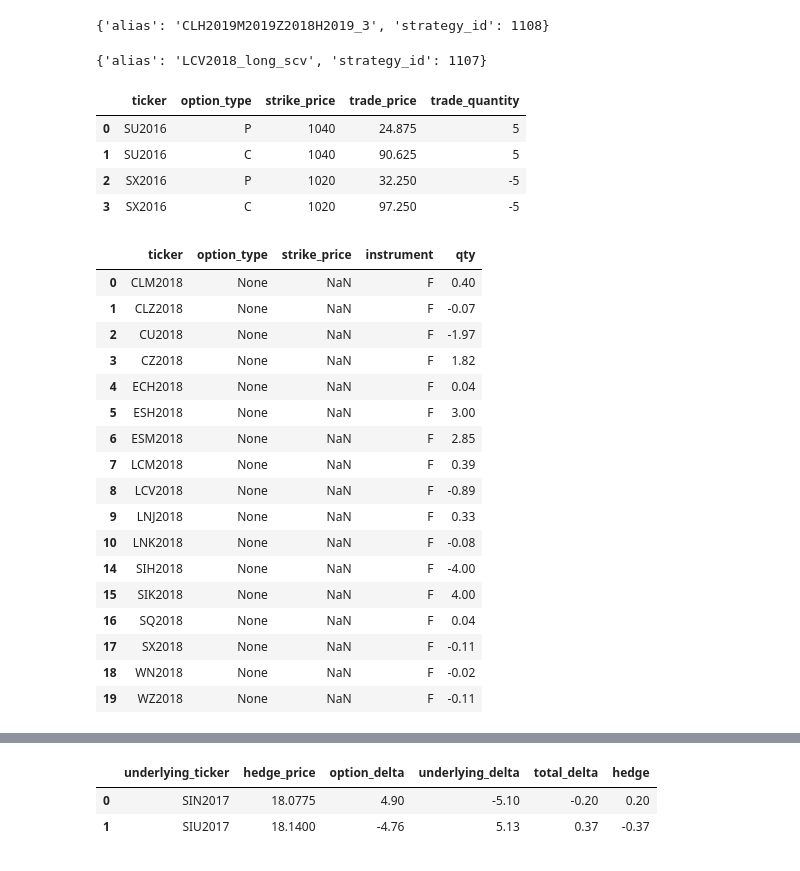
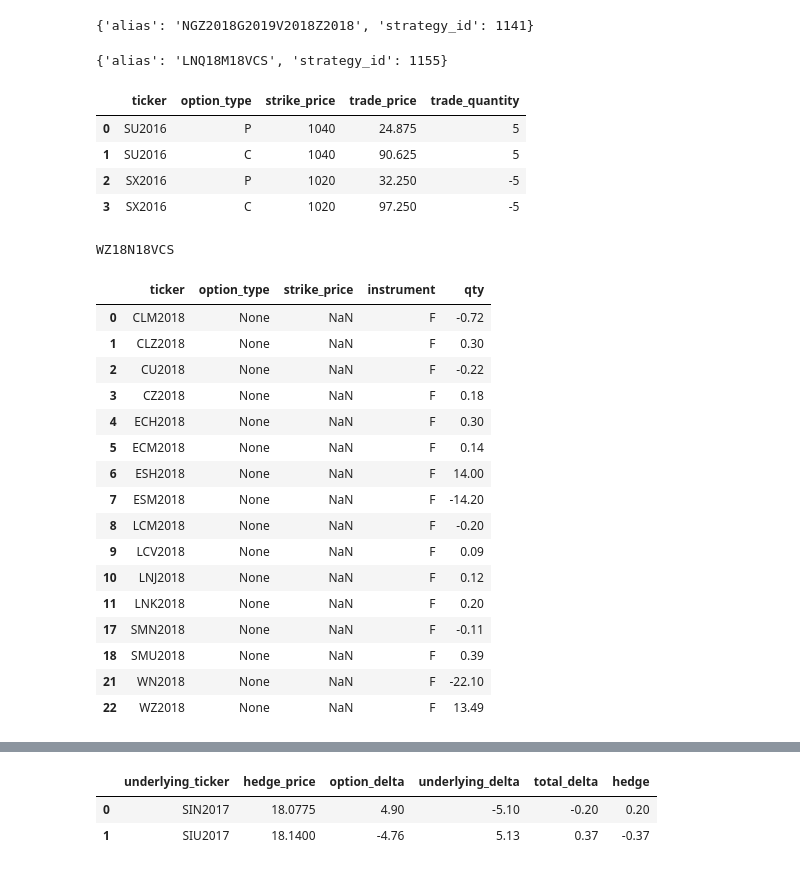
Before and after one commit to d0p34m1n3/repo_barbarossa, a Jupyter notebook: PycharmProjects/ta/trade_helper.ipynb, the cells around one changed output, grey strips where cells are left out. Saved outputs shown, nothing was run; the diff lists cells and outputs as text; code cells hidden in the pictures.

```diff
--- a/PycharmProjects/ta/trade_helper.ipynb
+++ b/PycharmProjects/ta/trade_helper.ipynb
@@ -7,15 +7,15 @@ report_date = exp.doubledate_shift_bus_days()
 # Create DB Strategy
 
 import ta.strategy as ts
-ts.generate_db_strategy_from_strategy_sheet(id=159,strategy_class='futures_butterfly',report_date=report_date)
+ts.generate_db_strategy_from_strategy_sheet(id=307,strategy_class='futures_butterfly',report_date=report_date)
 # %% [output]
-{'alias': 'CLH2019M2019Z2018H2019_3', 'strategy_id': 1108}
+{'alias': 'NGZ2018G2019V2018Z2018', 'strategy_id': 1141}
 # %%
 # Create Misc Strategy
 import ta.strategy as ts
-ts.generate_db_strategy_from_alias(alias='LCV2018_long_scv',description_string='strategy_class=scv&betsize=15678')
+ts.generate_db_strategy_from_alias(alias='LNQ18M18VCS',description_string='strategy_class=vcs&betsize=39197')
 # %% [output]
-{'alias': 'LCV2018_long_scv', 'strategy_id': 1107}
+{'alias': 'LNQ18M18VCS', 'strategy_id': 1155}
 # %%
 import ta.trade_fill_loader as tfl
 import datetime as dt
@@ -53,34 +53,34 @@ wuhu
 # %%
 
 #Daily Hedge
 
 import ta.strategy_hedger as sh
 import shared.calendar_utilities as cu
 import ta.strategy as tas
-#sh.strategy_hedge_report()
+sh.strategy_hedge_report()
 import ta.strategy as tas
 
 wuhu  = tas.get_net_position_4strategy_alias(alias='delta_jan18',as_of_date=cu.get_doubledate())
 wuhu
 # %% [output]
+WZ18N18VCS
 |  | ticker | option_type | strike_price | instrument | qty |
-| 0 | CLM2018 | None | NaN | F | 0.40 |
-| 1 | CLZ2018 | None | NaN | F | -0.07 |
-| 2 | CU2018 | None | NaN | F | -1.97 |
-| 3 | CZ2018 | None | NaN | F | 1.82 |
-| 4 | ECH2018 | None | NaN | F | 0.04 |
-| 5 | ESH2018 | None | NaN | F | 3.00 |
-| 6 | ESM2018 | None | NaN | F | 2.85 |
-| 7 | LCM2018 | None | NaN | F | 0.39 |
-| 8 | LCV2018 | None | NaN | F | -0.89 |
-| 9 | LNJ2018 | None | NaN | F | 0.33 |
-| 10 | LNK2018 | None | NaN | F | -0.08 |
-| 14 | SIH2018 | None | NaN | F | -4.00 |
-| 15 | SIK2018 | None | NaN | F | 4.00 |
-| 16 | SQ2018 | None | NaN | F | 0.04 |
-| 17 | SX2018 | None | NaN | F | -0.11 |
-| 18 | WN2018 | None | NaN | F | -0.02 |
-| 19 | WZ2018 | None | NaN | F | -0.11 |
+| 0 | CLM2018 | None | NaN | F | -0.72 |
+| 1 | CLZ2018 | None | NaN | F | 0.30 |
+| 2 | CU2018 | None | NaN | F | -0.22 |
+| 3 | CZ2018 | None | NaN | F | 0.18 |
+| 4 | ECH2018 | None | NaN | F | 0.30 |
+| 5 | ECM2018 | None | NaN | F | 0.14 |
+| 6 | ESH2018 | None | NaN | F | 14.00 |
+| 7 | ESM2018 | None | NaN | F | -14.20 |
+| 8 | LCM2018 | None | NaN | F | -0.20 |
+| 9 | LCV2018 | None | NaN | F | 0.09 |
+| 10 | LNJ2018 | None | NaN | F | 0.12 |
+| 11 | LNK2018 | None | NaN | F | 0.20 |
+| 17 | SMN2018 | None | NaN | F | -0.11 |
+| 18 | SMU2018 | None | NaN | F | 0.39 |
+| 21 | WN2018 | None | NaN | F | -22.10 |
+| 22 | WZ2018 | None | NaN | F | 13.49 |
 # %%
 import ta.strategy_greeks as sg
 import pandas as pd
```
Also changed, not shown: parts of 6 cells of this notebook, 8 other files.
